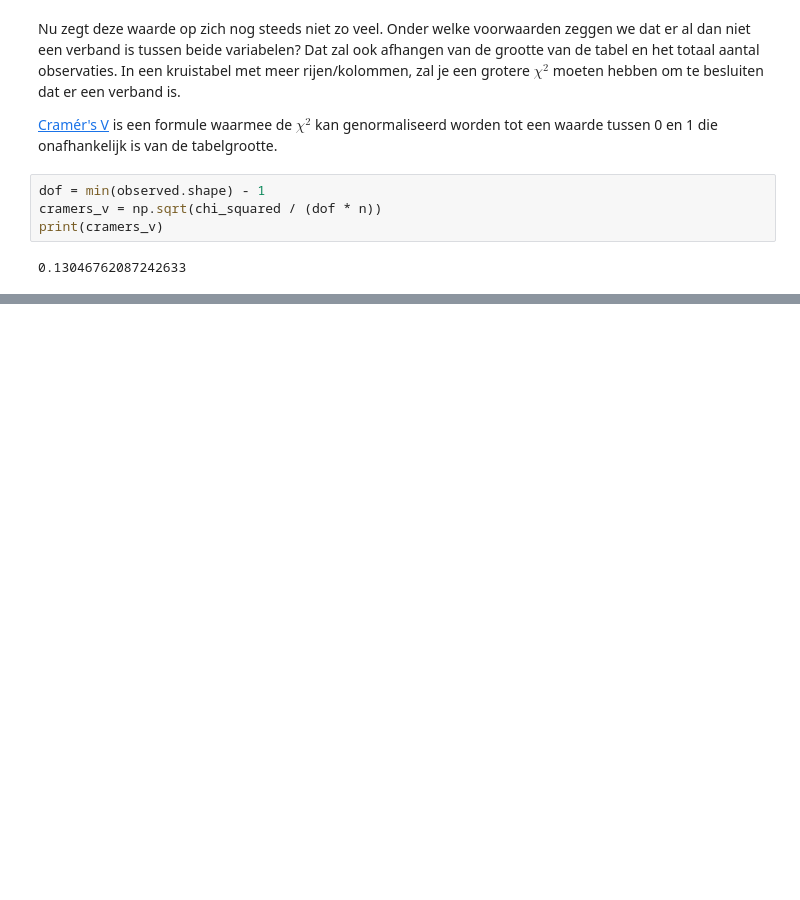
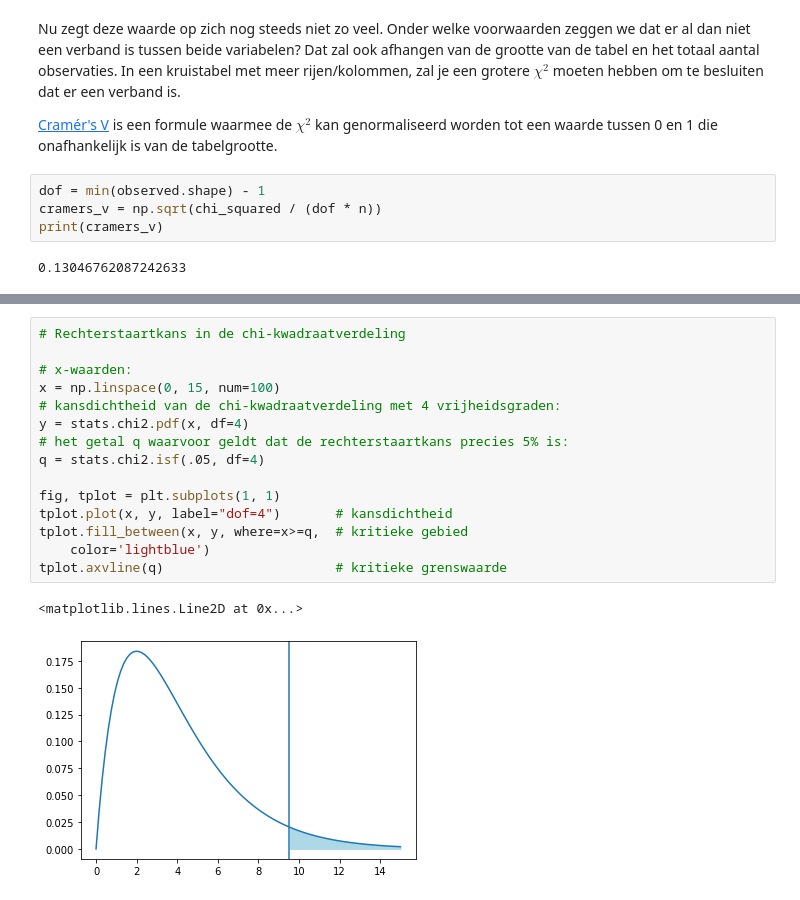
Before and after one commit to HoGentTIN/dsai-labos, a Jupyter notebook: 4-analyse-2-vars-kwal/demo-chi-kwadraat.ipynb, the cells around one changed output, grey strips where cells are left out. Cells and saved outputs as stored; diff of their text form; blank space fills up the shorter version.

```diff
--- a/4-analyse-2-vars-kwal/demo-chi-kwadraat.ipynb
+++ b/4-analyse-2-vars-kwal/demo-chi-kwadraat.ipynb
@@ -210,0 +249,18 @@ Onze uitkomst voor Cramér's V wijst dus op een vrij zwak verband.
+# %%
+# Rechterstaartkans in de chi-kwadraatverdeling
+
+# x-waarden:
+x = np.linspace(0, 15, num=100)
+# kansdichtheid van de chi-kwadraatverdeling met 4 vrijheidsgraden:
+y = stats.chi2.pdf(x, df=4)
+# het getal q waarvoor geldt dat de rechterstaartkans precies 5% is:
+q = stats.chi2.isf(.05, df=4)
+
+fig, tplot = plt.subplots(1, 1)
+tplot.plot(x, y, label="dof=4")       # kansdichtheid
+tplot.fill_between(x, y, where=x>=q,  # kritieke gebied
+    color='lightblue')
+tplot.axvline(q)                      # kritieke grenswaarde
+# %% [output]
+<matplotlib.lines.Line2D at 0x...>
+[figure, added]
```
Also changed, not shown: parts of 15 cells of this notebook.
